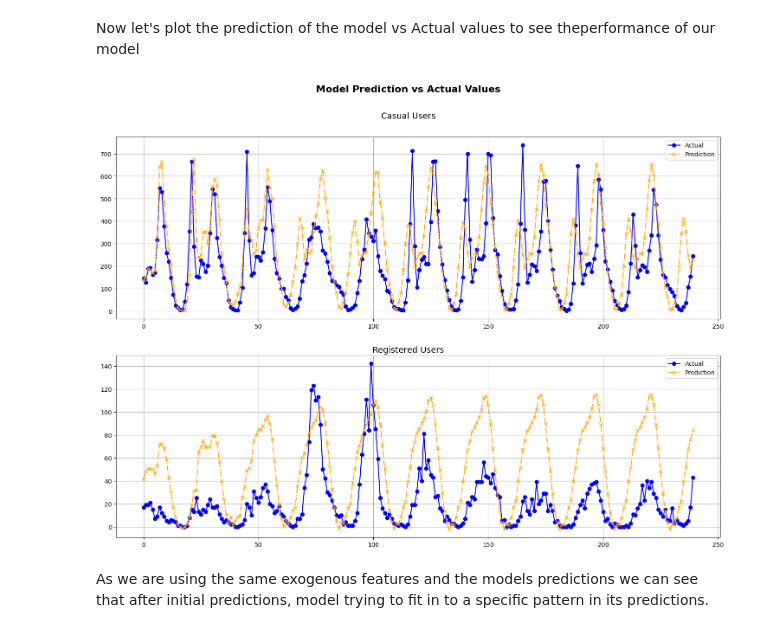
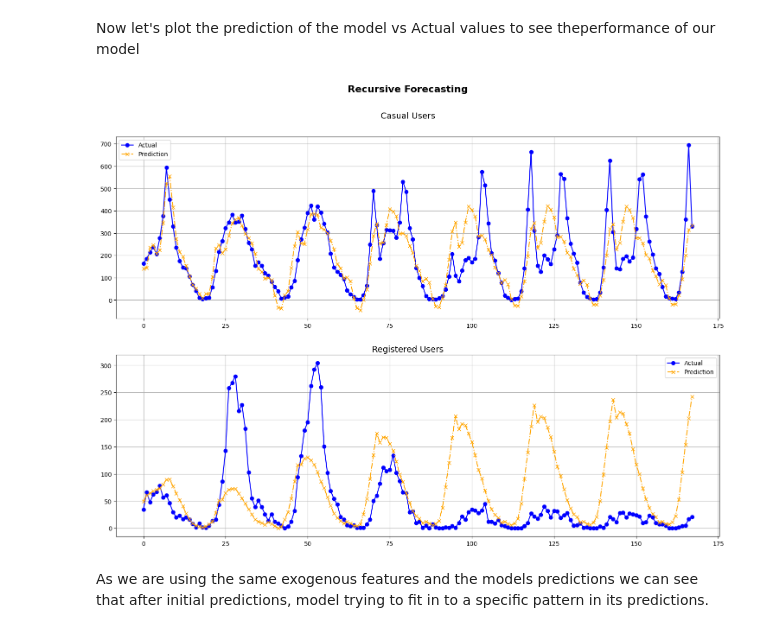
Before and after one commit to dilshan-49/Bike-Sharing-Forecast, a Jupyter notebook: recursive_forecast.ipynb, the cells around one changed output. Saved outputs shown, nothing was run; the diff lists cells and outputs as text; code cells hidden in the pictures.

```diff
--- a/recursive_forecast.ipynb
+++ b/recursive_forecast.ipynb
@@ -96,17 +96,6 @@ feature_columns = model_config['data']['feature_columns']
 target_columns = model_config['data']['target_columns']
 
 X_test, Y_test = create_dataset(df_test, feature_columns, target_columns, LOOKBACK_WINDOW, FORECAST_HORIZON, SHIFT)
-# %%
-import torch
-from torch.utils.data import DataLoader, TensorDataset
-
-# Convert NumPy arrays to PyTorch Tensors
-X_test = torch.Tensor(X_test)
-y_test = torch.Tensor(Y_test)
-
-test_dataset = TensorDataset(X_test, y_test)
-
-test_loader = DataLoader(test_dataset, batch_size=32, shuffle=False)
 # %%
 from model import CNN_LSTMForecaster
 
@@ -222,7 +213,7 @@ def get_random_sample(X_data, Y_data , forecast_horizon):
 # %% [markdown]
 We can set the no. of days to predict in the future using the variable forecast_days.
 # %%
-forecast_days = 10
+forecast_days = 7
 
 x,y = get_random_sample(X_test, Y_test , forecast_days)
 preds = predict_future(model,x,forecast_days)
@@ -238,26 +229,26 @@ Now let's plot the prediction of the model vs Actual values to see theperformanc
 # %%
 import matplotlib.pyplot as plt
 
 fig = plt.figure(figsize=(18,12))
-fig.suptitle("Model Prediction vs Actual Values", fontsize=16, fontweight='bold')
+fig.suptitle("Recursive Forecasting", fontsize=16, fontweight='bold')
 plt.subplot(211)
 plt.plot(actual_r, color='blue', marker='o', label='Actual')
 plt.plot(preds_r, color='orange', marker='x', label = 'Prediction',linestyle='-.')
 plt.legend(loc='best')
 plt.grid(True)
 
 
 plt.subplot(212)
 plt.plot(actual_c, color='blue', marker='o',label='Actual')
 plt.plot(preds_c, color='orange',  marker='x', label = 'Prediction', linestyle='-.')
 plt.legend(loc='best')
 plt.grid(True)
 
 _ = fig.text(0.5, 0.92, 'Casual Users', ha='center', va='center', fontsize=14)
 _ = fig.text(0.5, 0.47, 'Registered Users', ha='center', va='center', fontsize=14)
 plt.subplots_adjust(hspace=0.2)
 plt.show()
 # %% [output]
-[figure, old version]
+[figure, new version]
 # %% [markdown]
 As we are using the same exogenous features and the models predictions we can see that after initial predictions, model trying to fit in to a specific pattern in its predictions.
```
Also changed, not shown: parts of 1 cell of this notebook, 1 other file.
